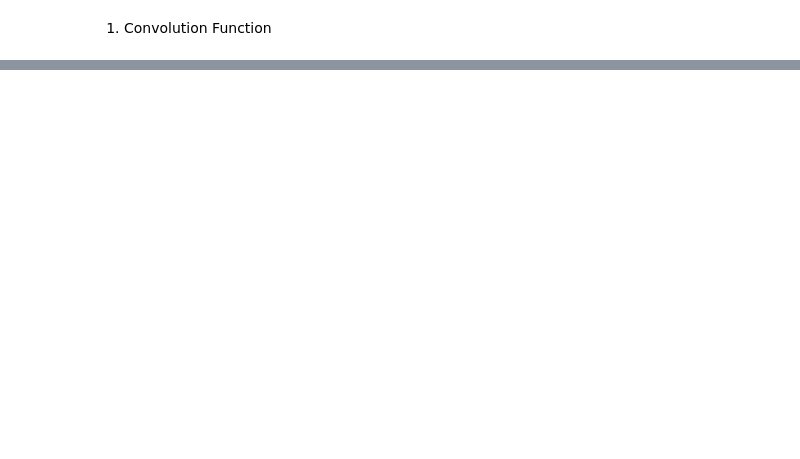
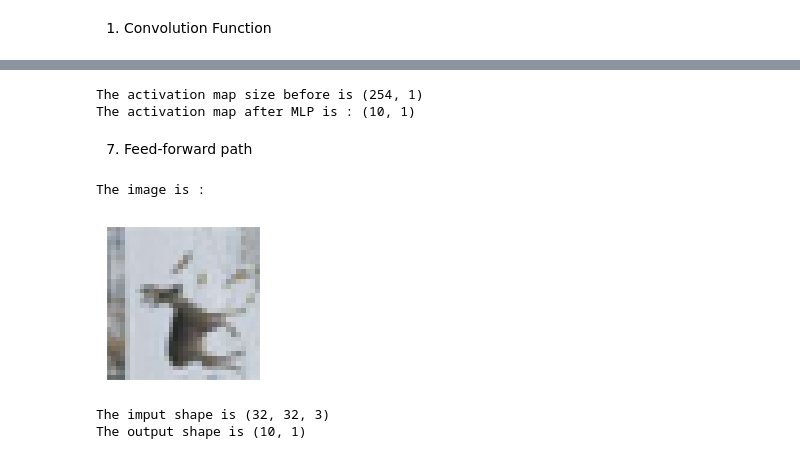
Before and after one commit to SAYANTA-ADHIKARI/DeepLearning-AI5100, a Jupyter notebook: Assignment_2/ai22mtech12005.ipynb, the cells around one changed output, grey strips where cells are left out. Drawn from its saved outputs; the diff is of its cells as text; code cells hidden in the pictures; blank space fills up the shorter version.

```diff
--- a/Assignment_2/ai22mtech12005.ipynb
+++ b/Assignment_2/ai22mtech12005.ipynb
@@ -92,0 +299,27 @@ def convolution(img: np.ndarray, filter: np.ndarray, stride: int, pad: int, pad_
+# %%
+# Performing MLP
+
+act2 = MLP(input=act, hid_dim=[128, 56, 24, 10], activation_fn='sigmoid', do_softmax=True)
+print(f"The activation map size before is {act.shape}")
+print(f"The activation map after MLP is : {act2.shape}")
+# %% [output]
+The activation map size before is (254, 1)
+The activation map after MLP is : (10, 1)
+# %% [markdown]
+7. Feed-forward path
+# %%
+# Downloading CIFAR-10 Dataset
+
+import tarfile
+file = tarfile.open('cifar-10-python.tar.gz')
+file.extractall('./cifar')
+file.close()
+
+def unpickle(file: str) -> dict:
+    import pickle
+    with open(file, 'rb') as fo:
+        dict = pickle.load(fo, encoding='bytes')
+    return dict
+
+data_dict = unpickle('cifar/cifar-10-batches-py/data_batch_1')
+test_img = data_dict[b'data'][20, :].reshape((32, 32, 3), order = 'F')
@@ -92,0 +338,19 @@ def convolution(img: np.ndarray, filter: np.ndarray, stride: int, pad: int, pad_
+# %%
+# Applying the forward pass
+
+print("The image is :")
+plt.figure(figsize=(2, 2))
+plt.xticks([]); plt.yticks([])
+plt.imshow(test_img)
+plt.show()
+# %% [output]
+The image is :
+[figure, added]
+# %%
+out_with_softmax = CNN(img=test_img, do_softmax=True)
+out_without_softmax = CNN(img=test_img, do_softmax=False)
+print(f"The imput shape is {test_img.shape}")
+print(f"The output shape is {out_with_softmax.shape}")
+# %% [output]
+The imput shape is (32, 32, 3)
+The output shape is (10, 1)
```
Also changed, not shown: parts of 24 cells of this notebook, 2 other files.
